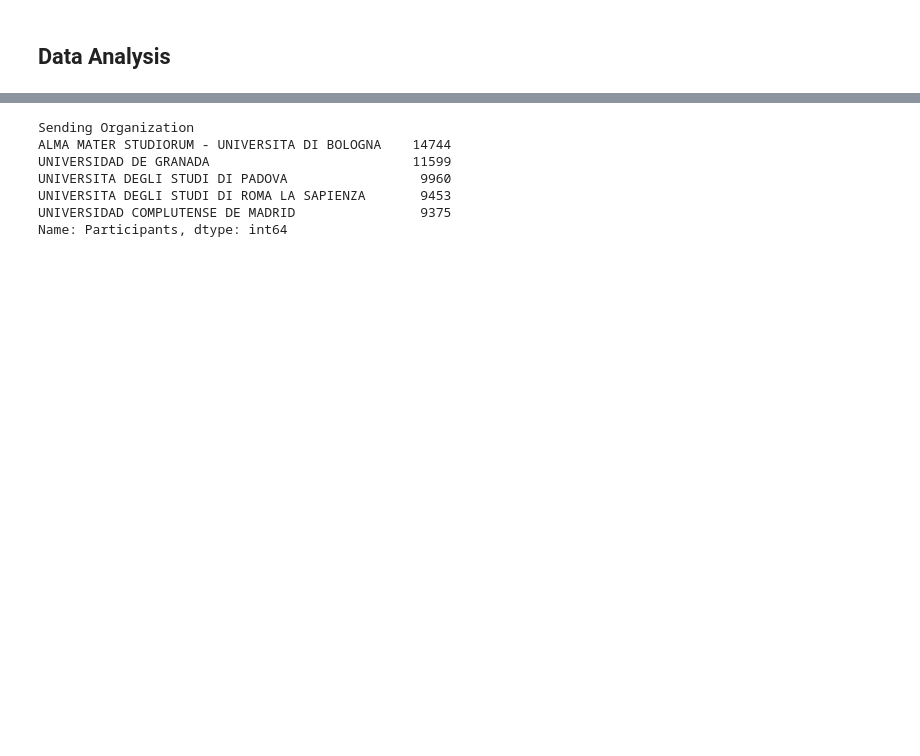
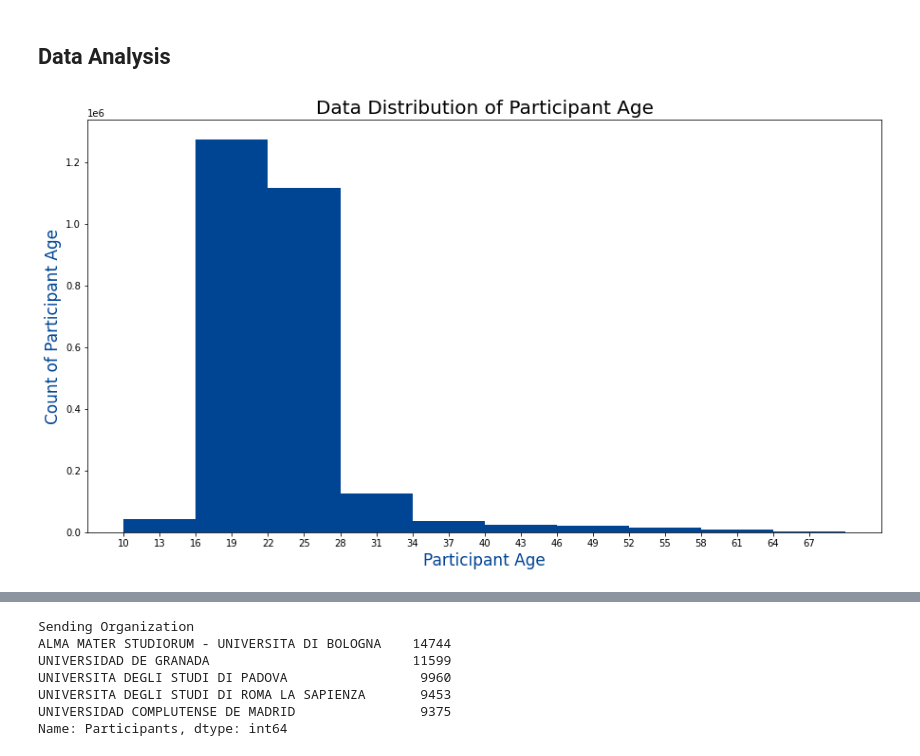
Before and after one commit to tatouti/DatabasePD, a Jupyter notebook: Erasmus_DataAnalysis.ipynb, the cells around one changed output, grey strips where cells are left out. Drawn from its saved outputs; the diff is of its cells as text; code cells hidden in the pictures; blank space fills up the shorter version.

```diff
--- a/Erasmus_DataAnalysis.ipynb
+++ b/Erasmus_DataAnalysis.ipynb
@@ -91,6 +92,21 @@ There are 22 features (columns) in our dataset
 ## Data Analysis
 # %%
 #erasmus_df.groupby('Mobility Duration').count().plot(y='Academic Year',kind='bar',figsize=(15,8),title='Days of exchange')
+# %%
+fig, axs = plt.subplots()
+fig.set_size_inches([15, 8])
+
+
+axs.hist(erasmus_df['Participant Age'],color="#004494")
+
+axs.set_title("Data Distribution of Participant Age", fontsize=20)
+axs.set_xticks([i for i in range(10,70,3)])
+axs.set_xlabel("Participant Age", color="#004494", fontsize=17)
+axs.set_ylabel("Count of Participant Age", color="#004494", fontsize=17)
+
+plt.show()
+# %% [output]
+[figure, added]
 # %%
 fig, axs = plt.subplots()
 fig.set_size_inches([15, 8])
```
Also changed, not shown: parts of 16 cells of this notebook.
